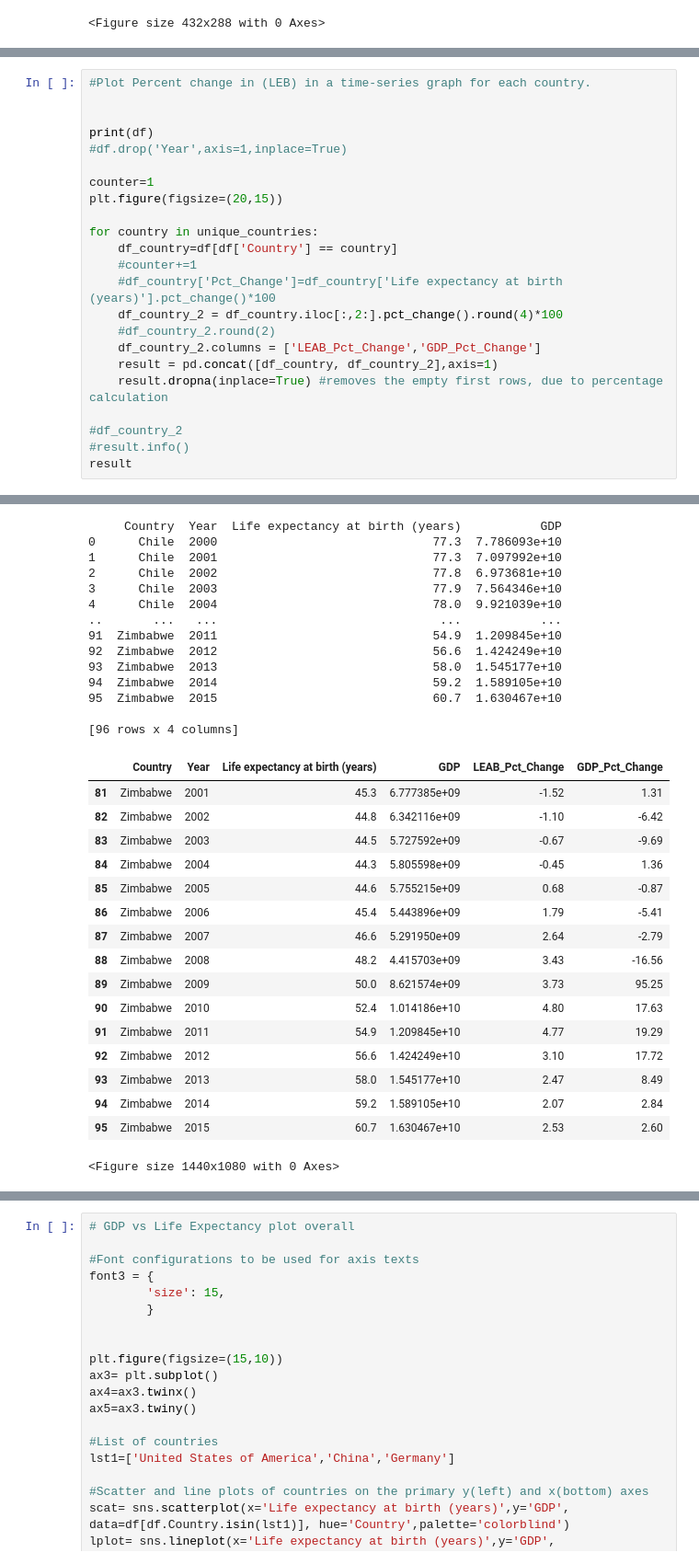
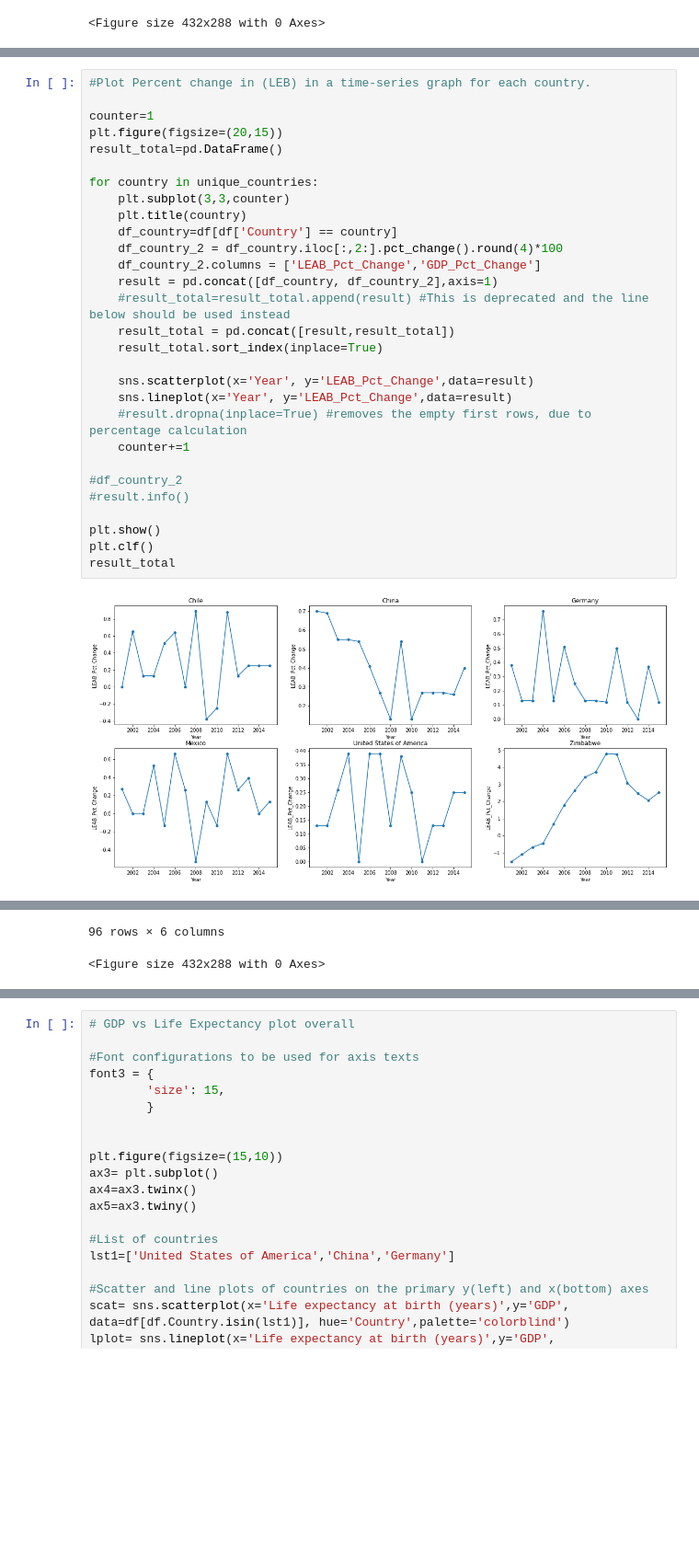
Before and after one commit to egecalay/Life-Expectancy-and-GDP, a Jupyter notebook: life_expectancy_gdp.ipynb, the cells around one changed output, grey strips where cells are left out. Shown at 92% size. Cells and saved outputs as stored; diff of their text form; blank space fills up the shorter version.

```diff
--- a/life_expectancy_gdp.ipynb
+++ b/life_expectancy_gdp.ipynb
@@ -217,24 +234,31 @@ plt.clf()
 # %%
 #Plot Percent change in (LEB) in a time-series graph for each country.
 
-
-print(df)
-#df.drop('Year',axis=1,inplace=True)
-
 counter=1
 plt.figure(figsize=(20,15))
+result_total=pd.DataFrame()
 
 for country in unique_countries:
+    plt.subplot(3,3,counter)
+    plt.title(country)
     df_country=df[df['Country'] == country]
-    #counter+=1
-    #df_country['Pct_Change']=df_country['Life expectancy at birth (years)'].pct_change()*100
     df_country_2 = df_country.iloc[:,2:].pct_change().round(4)*100
-    #df_country_2.round(2)
     df_country_2.columns = ['LEAB_Pct_Change','GDP_Pct_Change']
     result = pd.concat([df_country, df_country_2],axis=1)
-    result.dropna(inplace=True) #removes the empty first rows, due to percentage calculation
+    #result_total=result_total.append(result) #This is deprecated and the line below should be used instead
+    result_total = pd.concat([result,result_total])
+    result_total.sort_index(inplace=True)
+
+    sns.scatterplot(x='Year', y='LEAB_Pct_Change',data=result)
+    sns.lineplot(x='Year', y='LEAB_Pct_Change',data=result)
+    #result.dropna(inplace=True) #removes the empty first rows, due to percentage calculation
+    counter+=1
 
 #df_country_2
 #result.info()
-result
+
+plt.show()
+plt.clf()
+result_total
 # %% [output]
+[figure, added]
@@ -241,31 +277,2 @@ result
-     Country  Year  Life expectancy at birth (years)           GDP
-0      Chile  2000                              77.3  7.786093e+10
-1      Chile  2001                              77.3  7.097992e+10
-2      Chile  2002                              77.8  6.973681e+10
-3      Chile  2003                              77.9  7.564346e+10
-4      Chile  2004                              78.0  9.921039e+10
-..       ...   ...                               ...           ...
-91  Zimbabwe  2011                              54.9  1.209845e+10
-92  Zimbabwe  2012                              56.6  1.424249e+10
-93  Zimbabwe  2013                              58.0  1.545177e+10
-94  Zimbabwe  2014                              59.2  1.589105e+10
-95  Zimbabwe  2015                              60.7  1.630467e+10
-
-[96 rows x 4 columns]
+96 rows × 6 columns
-|  | Country | Year | Life expectancy at birth (years) | GDP | LEAB_Pct_Change | GDP_Pct_Change |
-| 81 | Zimbabwe | 2001 | 45.3 | 6.777385e+09 | -1.52 | 1.31 |
-| 82 | Zimbabwe | 2002 | 44.8 | 6.342116e+09 | -1.10 | -6.42 |
-| 83 | Zimbabwe | 2003 | 44.5 | 5.727592e+09 | -0.67 | -9.69 |
-| 84 | Zimbabwe | 2004 | 44.3 | 5.805598e+09 | -0.45 | 1.36 |
-| 85 | Zimbabwe | 2005 | 44.6 | 5.755215e+09 | 0.68 | -0.87 |
-| 86 | Zimbabwe | 2006 | 45.4 | 5.443896e+09 | 1.79 | -5.41 |
-| 87 | Zimbabwe | 2007 | 46.6 | 5.291950e+09 | 2.64 | -2.79 |
-| 88 | Zimbabwe | 2008 | 48.2 | 4.415703e+09 | 3.43 | -16.56 |
-| 89 | Zimbabwe | 2009 | 50.0 | 8.621574e+09 | 3.73 | 95.25 |
-| 90 | Zimbabwe | 2010 | 52.4 | 1.014186e+10 | 4.80 | 17.63 |
-| 91 | Zimbabwe | 2011 | 54.9 | 1.209845e+10 | 4.77 | 19.29 |
-| 92 | Zimbabwe | 2012 | 56.6 | 1.424249e+10 | 3.10 | 17.72 |
-| 93 | Zimbabwe | 2013 | 58.0 | 1.545177e+10 | 2.47 | 8.49 |
-| 94 | Zimbabwe | 2014 | 59.2 | 1.589105e+10 | 2.07 | 2.84 |
-| 95 | Zimbabwe | 2015 | 60.7 | 1.630467e+10 | 2.53 | 2.60 |
-<Figure size 1440x1080 with 0 Axes>
+<Figure size 432x288 with 0 Axes>
```
Also changed, not shown: parts of 12 cells of this notebook.
